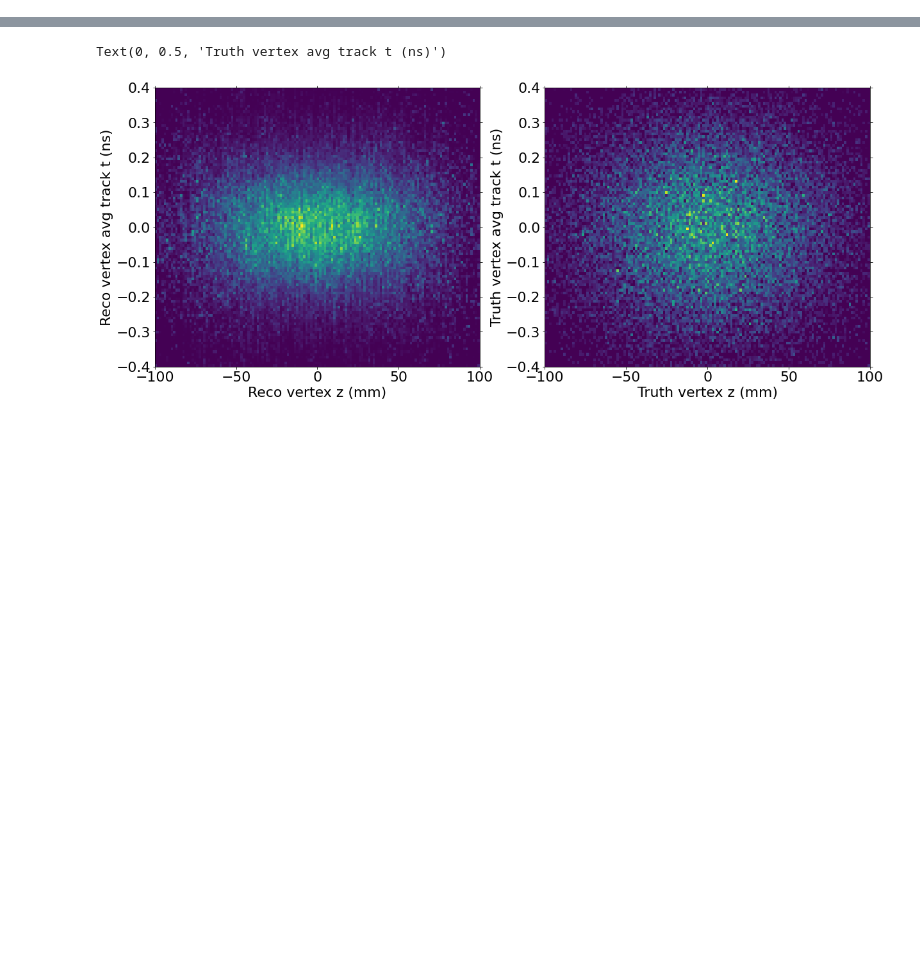
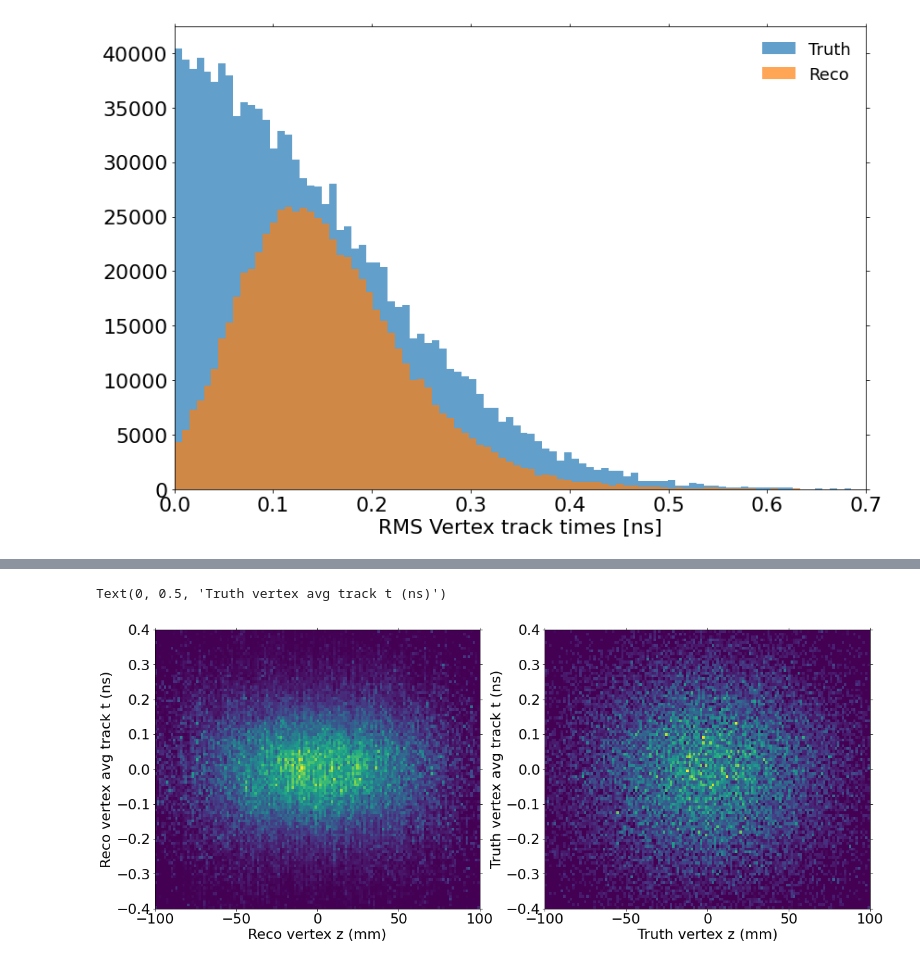
Before and after one commit to ttlindkvist/4DTracking, a Jupyter notebook: timing.ipynb, the cells around one changed output, grey strips where cells are left out. Cells and saved outputs as stored; diff of their text form; code cells hidden in the pictures; blank space fills up the shorter version.

```diff
--- a/timing.ipynb
+++ b/timing.ipynb
@@ -196,3 +197,14 @@ plt.legend(frameon=False)
+# %%
+_ = plt.hist(trv_rms_ts_flat, bins=100, label='Truth', alpha=0.7)
+_ = plt.hist(rev_rms_ts_flat, bins=100, label='Reco', alpha=0.7)
+# _ = plt.hist(flatten_array(rev_rms_ts90), bins=100, label='Reco 90 ps smear', alpha=0.7)
+
+plt.xlim(0, 0.7)
+plt.xlabel('RMS Vertex track times [ns]')
+plt.legend(frameon=False)
+plt.tight_layout()
+# %% [output]
+[figure, added]
 # %%
 
 avg_t_PUbins_mean = []
```
Also changed, not shown: parts of 7 cells of this notebook, 2 other files.
